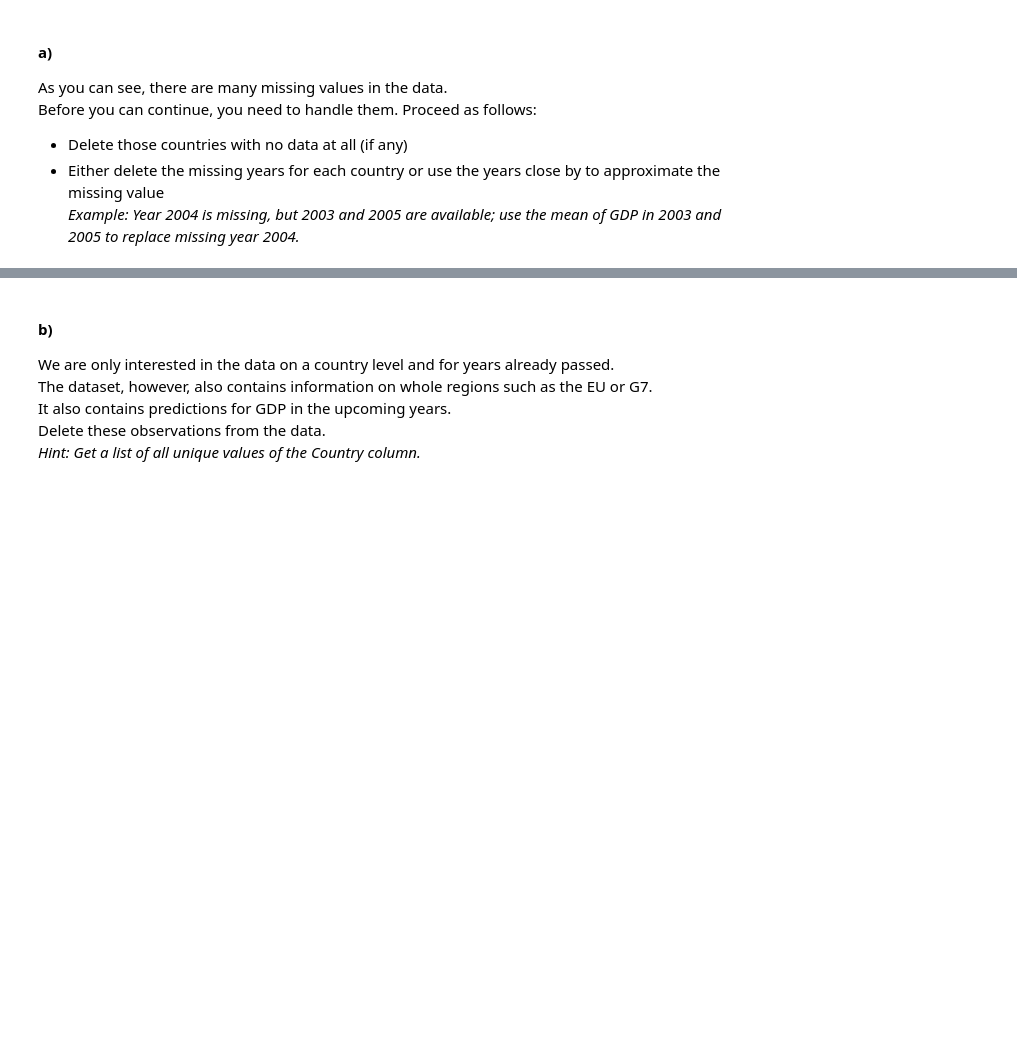
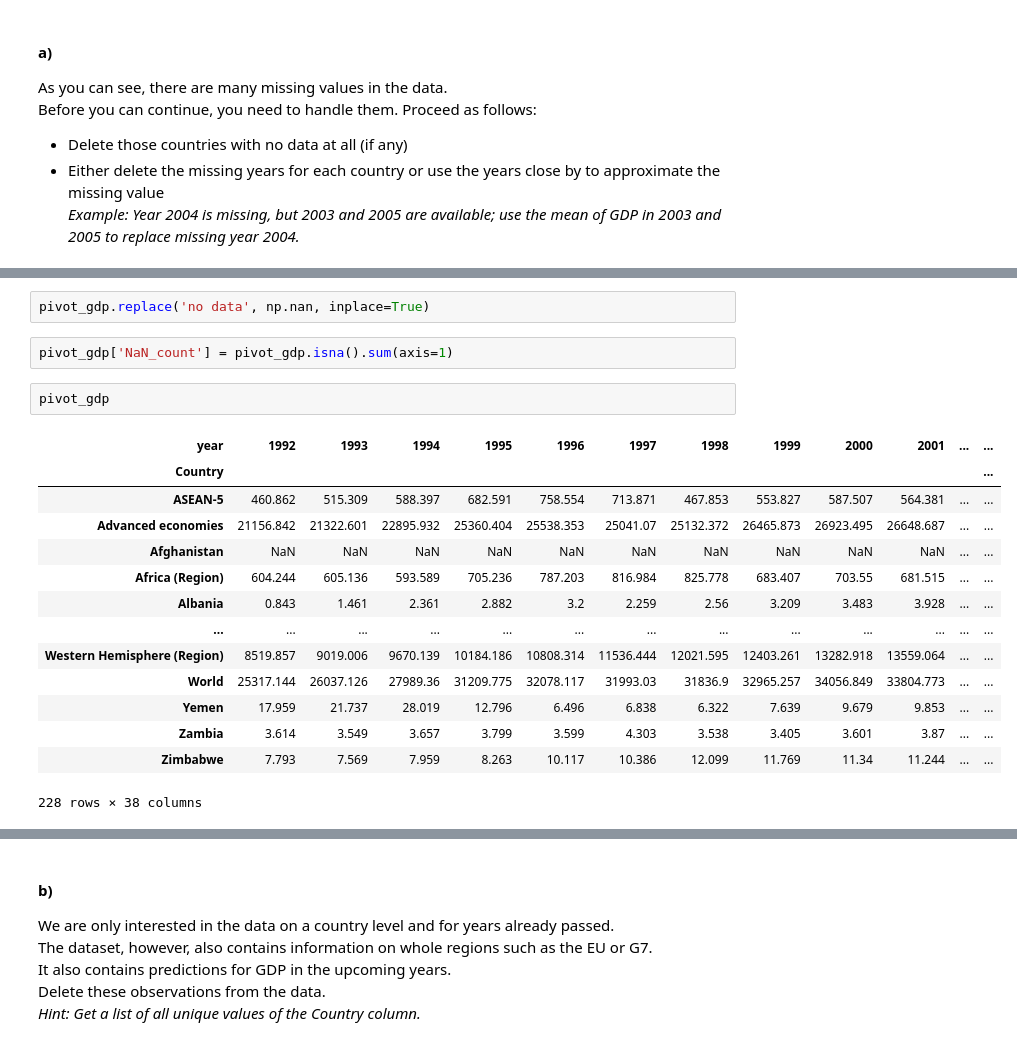
Before and after one commit to Monsieur-Bandana/data_science_clockmann, a Jupyter notebook: ClassProject.ipynb, the cells around one changed output, grey strips where cells are left out. Saved outputs shown, nothing was run; the diff lists cells and outputs as text; blank space fills up the shorter version.

```diff
--- a/ClassProject.ipynb
+++ b/ClassProject.ipynb
@@ -50,0 +71,21 @@ Before you can continue, you need to handle them. Proceed as follows:
+# %%
+pivot_gdp.replace('no data', np.nan, inplace=True)
+# %%
+pivot_gdp['NaN_count'] = pivot_gdp.isna().sum(axis=1)
+# %%
+pivot_gdp
+# %% [output]
+| year | 1992 | 1993 | 1994 | 1995 | 1996 | 1997 | 1998 | 1999 | 2000 | 2001 | ... | ... |
+| Country |  |  |  |  |  |  |  |  |  |  |  | ... |
+| ASEAN-5 | 460.862 | 515.309 | 588.397 | 682.591 | 758.554 | 713.871 | 467.853 | 553.827 | 587.507 | 564.381 | ... | ... |
+| Advanced economies | 21156.842 | 21322.601 | 22895.932 | 25360.404 | 25538.353 | 25041.07 | 25132.372 | 26465.873 | 26923.495 | 26648.687 | ... | ... |
+| Afghanistan | NaN | NaN | NaN | NaN | NaN | NaN | NaN | NaN | NaN | NaN | ... | ... |
+| Africa (Region) | 604.244 | 605.136 | 593.589 | 705.236 | 787.203 | 816.984 | 825.778 | 683.407 | 703.55 | 681.515 | ... | ... |
+| Albania | 0.843 | 1.461 | 2.361 | 2.882 | 3.2 | 2.259 | 2.56 | 3.209 | 3.483 | 3.928 | ... | ... |
+| ... | ... | ... | ... | ... | ... | ... | ... | ... | ... | ... | ... | ... |
+| Western Hemisphere (Region) | 8519.857 | 9019.006 | 9670.139 | 10184.186 | 10808.314 | 11536.444 | 12021.595 | 12403.261 | 13282.918 | 13559.064 | ... | ... |
+| World | 25317.144 | 26037.126 | 27989.36 | 31209.775 | 32078.117 | 31993.03 | 31836.9 | 32965.257 | 34056.849 | 33804.773 | ... | ... |
+| Yemen | 17.959 | 21.737 | 28.019 | 12.796 | 6.496 | 6.838 | 6.322 | 7.639 | 9.679 | 9.853 | ... | ... |
+| Zambia | 3.614 | 3.549 | 3.657 | 3.799 | 3.599 | 4.303 | 3.538 | 3.405 | 3.601 | 3.87 | ... | ... |
+| Zimbabwe | 7.793 | 7.569 | 7.959 | 8.263 | 10.117 | 10.386 | 12.099 | 11.769 | 11.34 | 11.244 | ... | ... |
+228 rows × 38 columns
```
Also changed, not shown: parts of 18 cells of this notebook.
